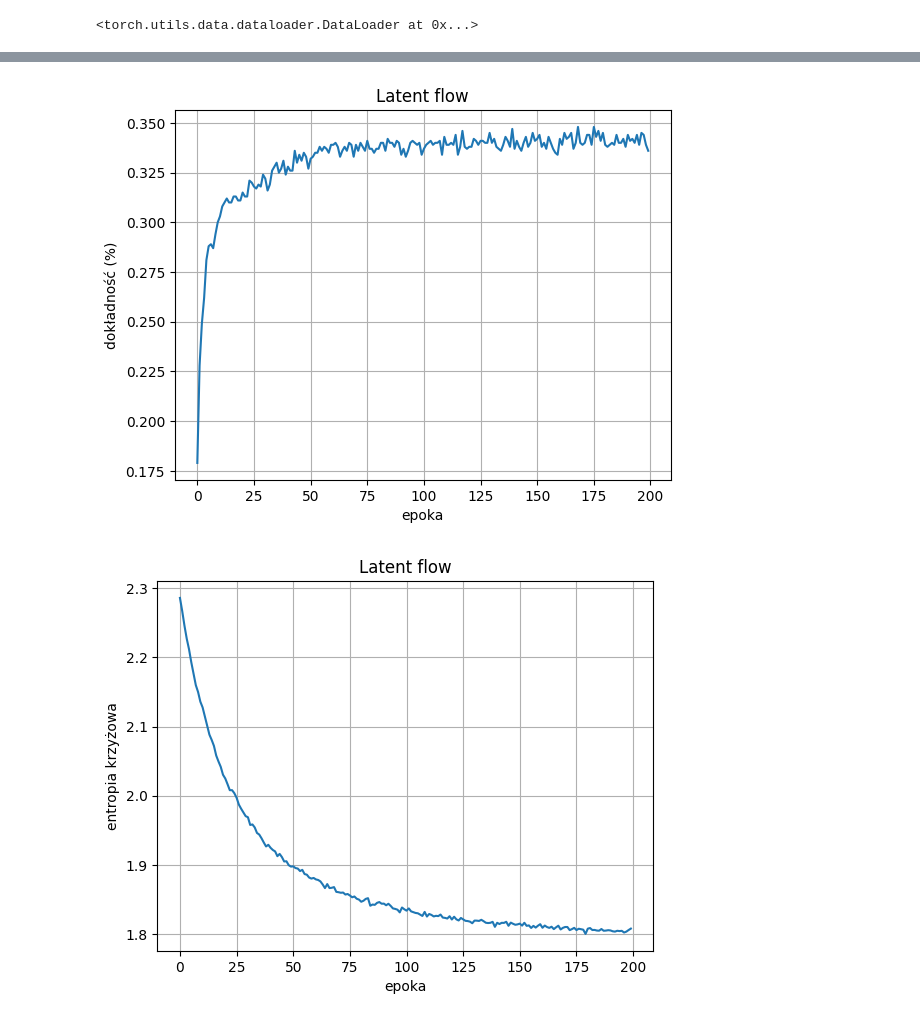
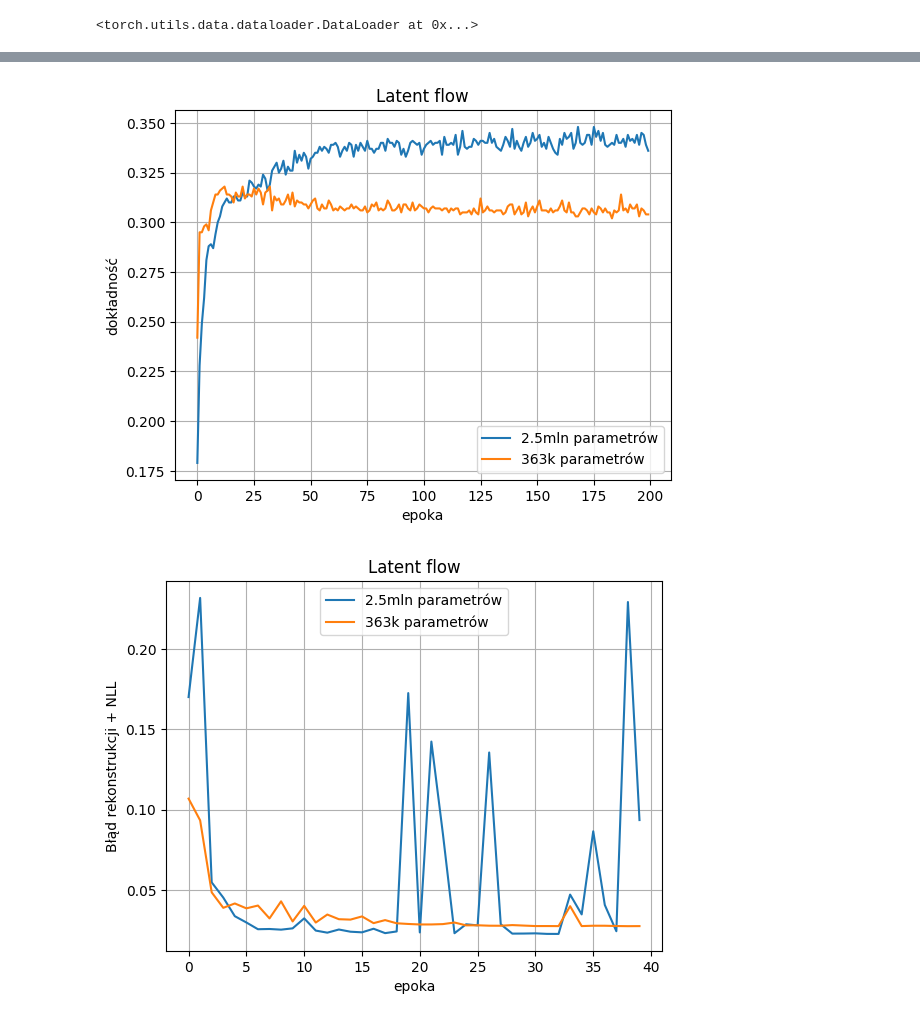
Before and after one commit to LukiLenkiewicz/representation-learning-methods, a Jupyter notebook: notebooks/eda.ipynb, the cells around one changed output, grey strips where cells are left out. Saved outputs shown, nothing was run; the diff lists cells and outputs as text; code cells hidden in the pictures.

```diff
--- a/notebooks/eda.ipynb
+++ b/notebooks/eda.ipynb
@@ -104,11 +125,13 @@ flow_l_linear_loss = pd.read_csv(f"{loss_path}/{flow_l}")
 # %%
 # plt.plot(ae_linear_acc["Value"], label="autokoder")
 # plt.plot(flow_linear_acc["Value"], label="flow")
-plt.plot(flow_l_linear_acc["Value"])
+plt.plot(flow_l["Value"], label="2.5mln parametrów")
+plt.plot(flow_s["Value"], label="363k parametrów")
 plt.title("Latent flow")
 plt.grid()
+plt.legend()
 plt.xlabel("epoka")
-plt.ylabel("dokładność (%)")
+plt.ylabel("dokładność")
 plt.show()
 # %% [output]
-[figure, old version]
+[figure, new version]
@@ -115,11 +144,16 @@ plt.show()
+# %%
+flow_s = pd.read_csv("../experiments/lightning_logs_latent-flow-pretraining.csv")
+flow_l = pd.read_csv("../experiments/lightning_logs_latent-flow-large-pretraining-2.csv")
 # %%
-# plt.plot(ae_linear_loss["Value"], label="autokoder")
-# plt.plot(flow_linear_loss["Value"], label="flow")
-plt.plot(flow_l_linear_loss["Value"])
+# plt.plot(ae_linear_acc["Value"], label="autokoder")
+# plt.plot(flow_linear_acc["Value"], label="flow")
+plt.plot(flow_l["Value"][:40], label="2.5mln parametrów")
+plt.plot(flow_s["Value"][:40], label="363k parametrów")
 plt.title("Latent flow")
 plt.grid()
+plt.legend()
 plt.xlabel("epoka")
-plt.ylabel("entropia krzyżowa")
+plt.ylabel("Błąd rekonstrukcji + NLL")
 plt.show()
 # %% [output]
-[figure, old version]
+[figure, new version]
```
Also changed, not shown: parts of 13 cells of this notebook, 3 other files.
